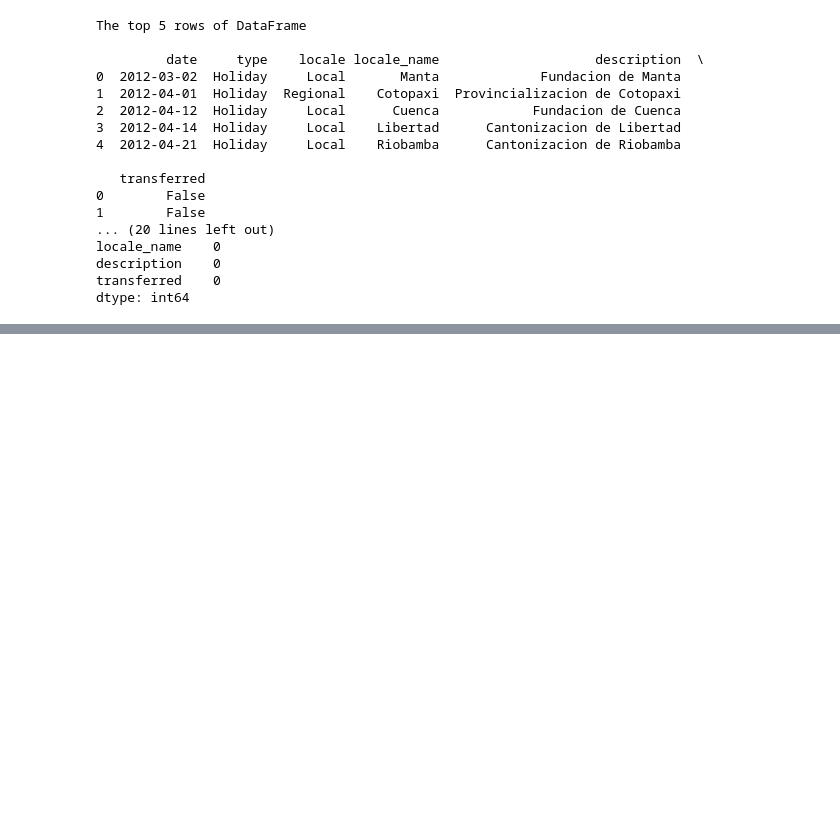
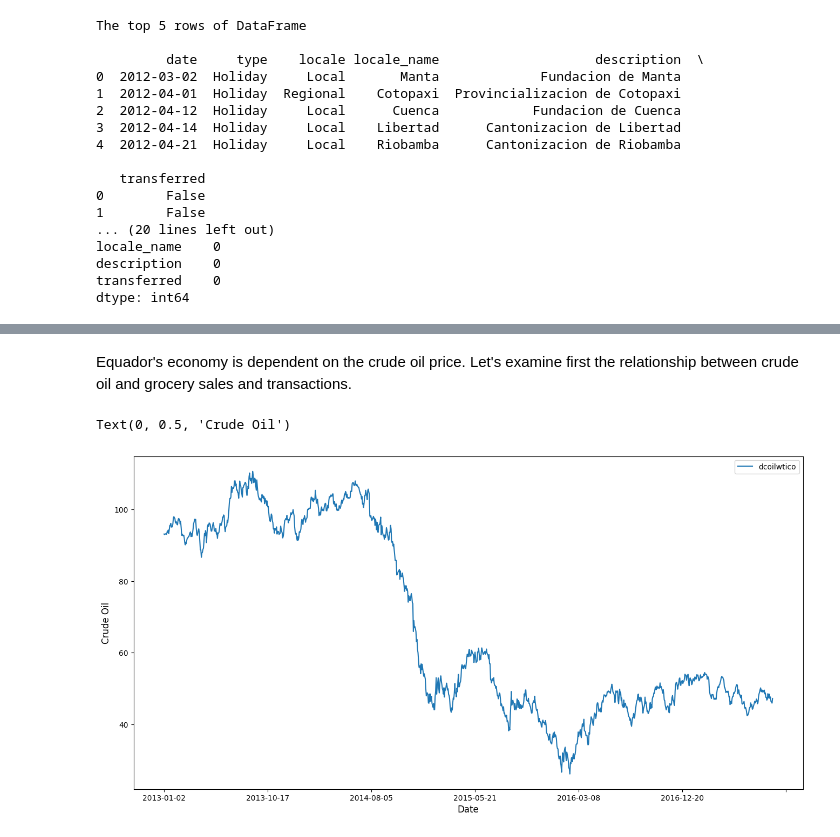
Before and after one commit to CharalamposZisis/Store-Sales-Prediction, a Jupyter notebook: store-sales-prediction.ipynb, the cells around one changed output, grey strips where cells are left out. Cells and saved outputs as stored; diff of their text form; code cells hidden in the pictures; blank space fills up the shorter version.

Commit message:
Kaggle Notebook | Store Sales Prediction | second version

```diff
--- a/store-sales-prediction.ipynb
+++ b/store-sales-prediction.ipynb
@@ -193,3 +193,15 @@ profile = ProfileReport(df_train, title="Dataset Report", explorative=True)
 profile.to_notebook_iframe()
 # %% [output]
 [interactive output not drawn]
+# %% [markdown]
+Equador's economy is dependent on the crude oil price. Let's examine first the relationship between crude oil and grocery sales and transactions.
+# %%
+# I will drop the null values since the number of null values are quite small.
+data_oil = data_oil.dropna()
+# %%
+ax = data_oil.set_index('date').plot(figsize = (16, 8))
+ax.set_xlabel('Date', fontsize = 'large')
+ax.set_ylabel("Crude Oil", fontsize = 'large')
+# %% [output]
+Text(0, 0.5, 'Crude Oil')
+[figure, added]
```
Also changed, not shown: parts of 26 cells of this notebook.
